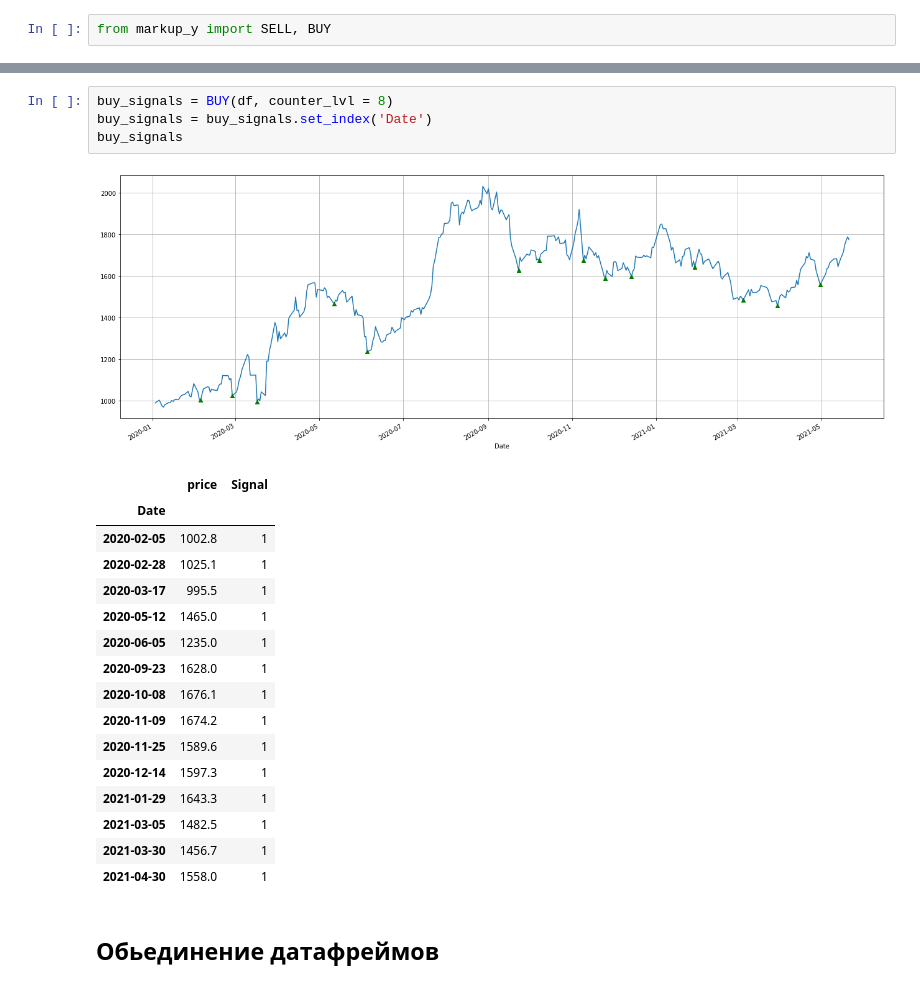
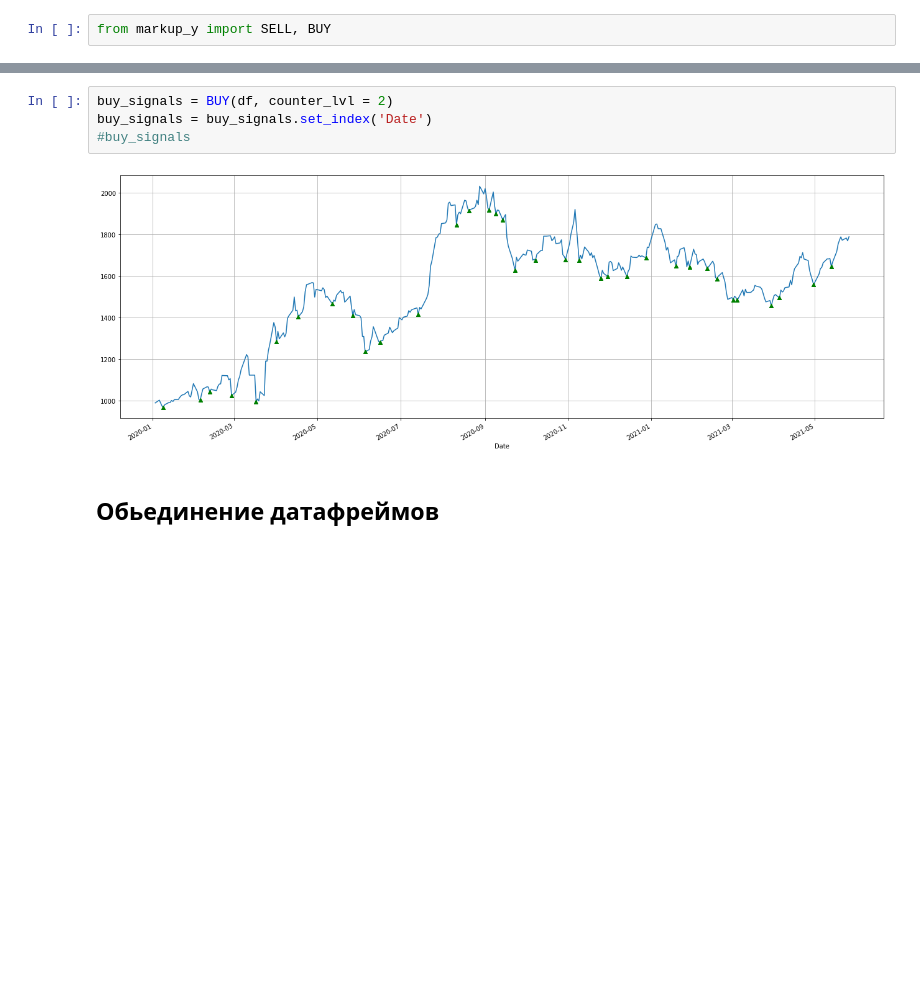
Before and after one commit to ikonushok/AI-Traiding, a Jupyter notebook: Pivot_points_POLY_1d.ipynb, the cells around one changed output, grey strips where cells are left out. Drawn from its saved outputs; the diff is of its cells as text; blank space fills up the shorter version.

```diff
--- a/Pivot_points_POLY_1d.ipynb
+++ b/Pivot_points_POLY_1d.ipynb
@@ -99,25 +88,9 @@ sell_signals
 # %%
-buy_signals = BUY(df, counter_lvl = 8)
+buy_signals = BUY(df, counter_lvl = 2)
 buy_signals = buy_signals.set_index('Date')
-buy_signals
+#buy_signals
 # %% [output]
-[figure, old version]
+[figure, new version]
-|  | price | Signal |
-| Date |  |  |
-| 2020-02-05 | 1002.8 | 1 |
-| 2020-02-28 | 1025.1 | 1 |
-| 2020-03-17 | 995.5 | 1 |
-| 2020-05-12 | 1465.0 | 1 |
-| 2020-06-05 | 1235.0 | 1 |
-| 2020-09-23 | 1628.0 | 1 |
-| 2020-10-08 | 1676.1 | 1 |
-| 2020-11-09 | 1674.2 | 1 |
-| 2020-11-25 | 1589.6 | 1 |
-| 2020-12-14 | 1597.3 | 1 |
-| 2021-01-29 | 1643.3 | 1 |
-| 2021-03-05 | 1482.5 | 1 |
-| 2021-03-30 | 1456.7 | 1 |
-| 2021-04-30 | 1558.0 | 1 |
 # %% [markdown]
 ## Обьединение датафреймов
 # %%
```
Also changed, not shown: parts of 10 cells of this notebook.
